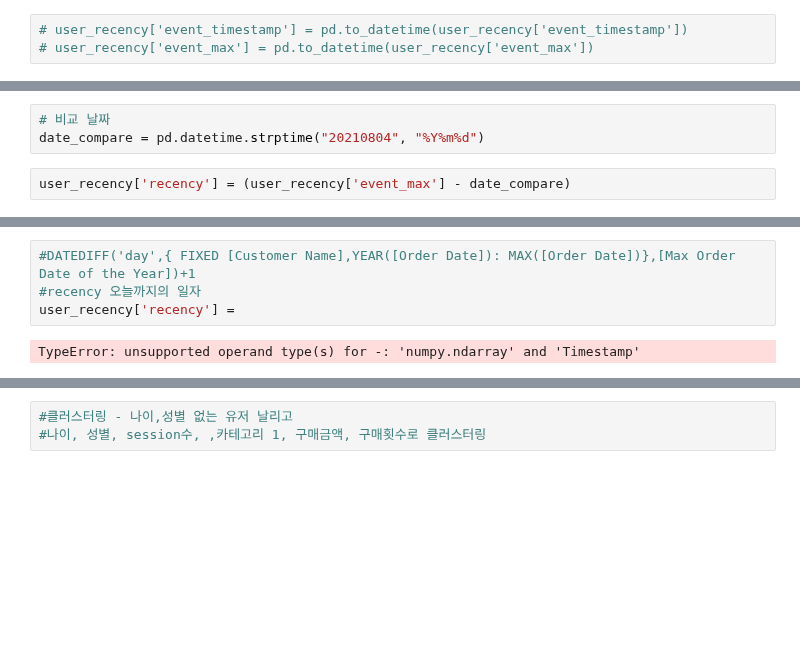
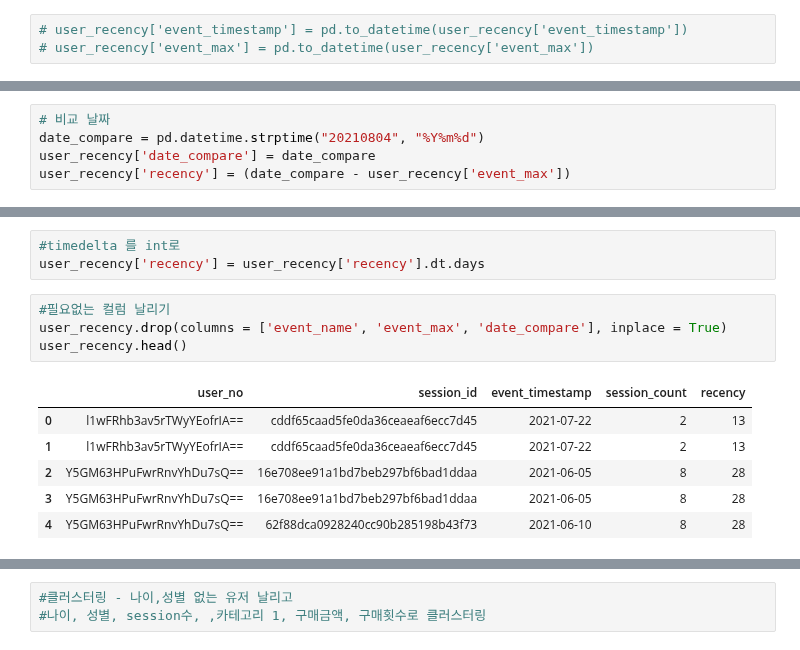
Before and after one commit to gr2edy/FastCampus_FinalProject_29cm, a Jupyter notebook: FC_FinalProject.ipynb, the cells around one changed output, grey strips where cells are left out. Saved outputs shown, nothing was run; the diff lists cells and outputs as text; blank space fills up the shorter version.

```diff
--- a/FC_FinalProject.ipynb
+++ b/FC_FinalProject.ipynb
@@ -617,5 +616,5 @@ user_recency
 # %%
 # 비교 날짜
 date_compare = pd.datetime.strptime("20210804", "%Y%m%d")
+user_recency['date_compare'] = date_compare
+user_recency['recency'] = (date_compare - user_recency['event_max'])
-# %%
-user_recency['recency'] = (user_recency['event_max'] - date_compare)
@@ -638,6 +621,14 @@ user_recency
-# %%
-#DATEDIFF('day',{ FIXED [Customer Name],YEAR([Order Date]): MAX([Order Date])},[Max Order Date of the Year])+1
-#recency 오늘까지의 일자
-user_recency['recency'] =
-# %% [output]
-TypeError: unsupported operand type(s) for -: 'numpy.ndarray' and 'Timestamp'
+# %%
+#timedelta 를 int로
+user_recency['recency'] = user_recency['recency'].dt.days
+# %%
+#필요없는 컬럼 날리기
+user_recency.drop(columns = ['event_name', 'event_max', 'date_compare'], inplace = True)
+user_recency.head()
+# %% [output]
+|  | user_no | session_id | event_timestamp | session_count | recency |
+| 0 | l1wFRhb3av5rTWyYEofrIA== | cddf65caad5fe0da36ceaeaf6ecc7d45 | 2021-07-22 | 2 | 13 |
+| 1 | l1wFRhb3av5rTWyYEofrIA== | cddf65caad5fe0da36ceaeaf6ecc7d45 | 2021-07-22 | 2 | 13 |
+| 2 | Y5GM63HPuFwrRnvYhDu7sQ== | 16e708ee91a1bd7beb297bf6bad1ddaa | 2021-06-05 | 8 | 28 |
+| 3 | Y5GM63HPuFwrRnvYhDu7sQ== | 16e708ee91a1bd7beb297bf6bad1ddaa | 2021-06-05 | 8 | 28 |
+| 4 | Y5GM63HPuFwrRnvYhDu7sQ== | 62f88dca0928240cc90b285198b43f73 | 2021-06-10 | 8 | 28 |
```
Also changed, not shown: parts of 32 cells of this notebook.
